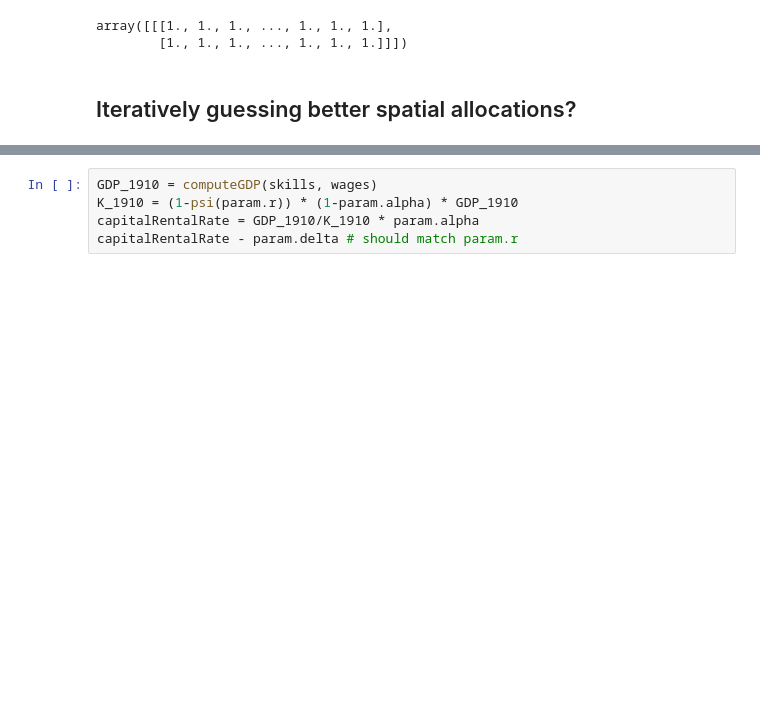
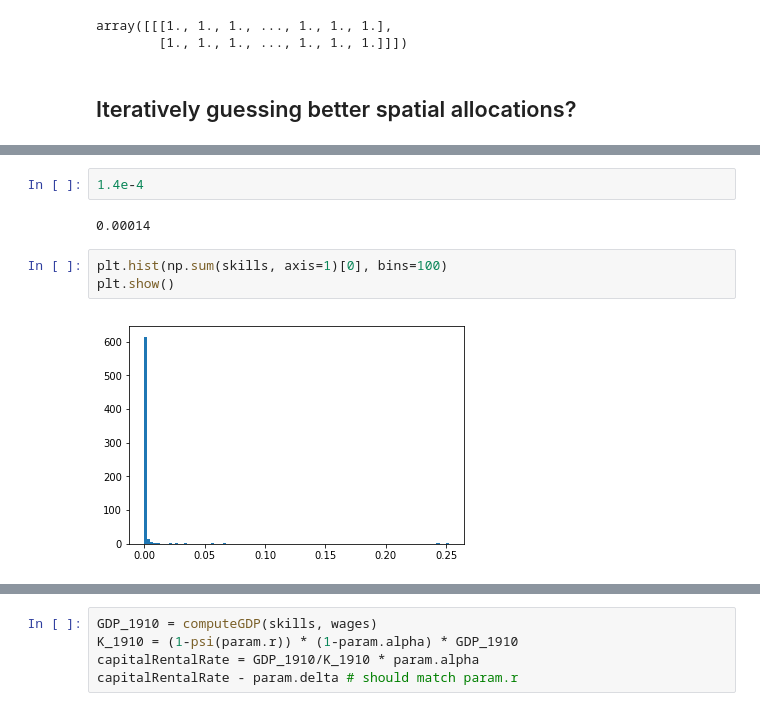
Before and after one commit to mwufi/spatial-structural-change, a Jupyter notebook: Condensed.ipynb, the cells around one changed output, grey strips where cells are left out. Drawn from its saved outputs; the diff is of its cells as text; blank space fills up the shorter version.

```diff
--- a/Condensed.ipynb
+++ b/Condensed.ipynb
@@ -709,0 +711,9 @@ np.sum((newSkills - skills)**2)
+# %%
+1.4e-4
+# %% [output]
+0.00014
+# %%
+plt.hist(np.sum(skills, axis=1)[0], bins=100)
+plt.show()
+# %% [output]
+[figure, added]
```
Also changed, not shown: parts of 40 cells of this notebook, 2 other files.
